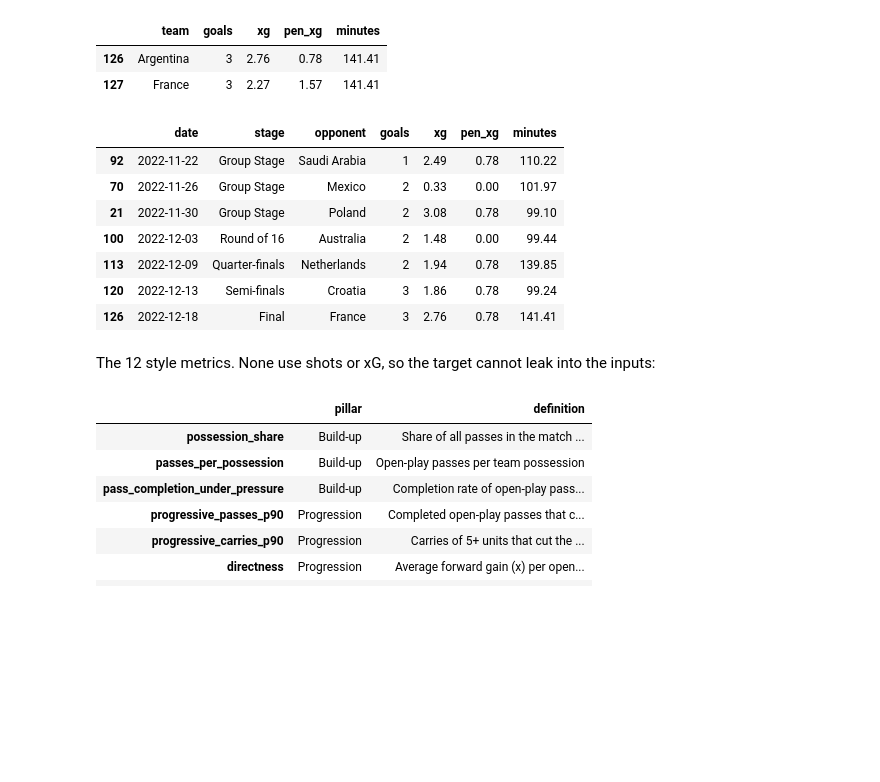
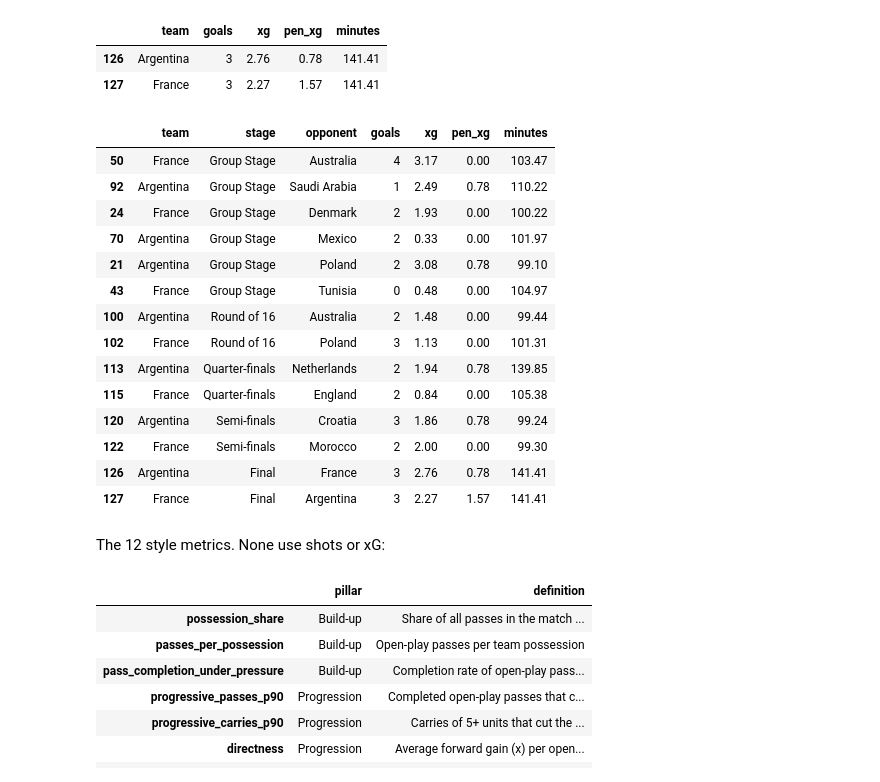
Before and after one commit to meyenk/wc2022-xG-analysis, a Jupyter notebook: notebooks/analysis.ipynb, the cells around one changed output. Cells and saved outputs as stored; diff of their text form; code cells hidden in the pictures; blank space fills up the shorter version.

```diff
--- a/notebooks/analysis.ipynb
+++ b/notebooks/analysis.ipynb
@@ -39,18 +36,25 @@ goals match shot data for every team-match: True
 | 126 | Argentina | 3 | 2.76 | 0.78 | 141.41 |
 | 127 | France | 3 | 2.27 | 1.57 | 141.41 |
 # %%
-tm[tm.team == "Argentina"][["date", "stage", "opponent", "goals", "xg", "pen_xg", "minutes"]]
+tm[tm.team.isin(["Argentina", "France"])][["team", "stage", "opponent", "goals", "xg", "pen_xg", "minutes"]]
 # %% [output]
-|  | date | stage | opponent | goals | xg | pen_xg | minutes |
-| 92 | 2022-11-22 | Group Stage | Saudi Arabia | 1 | 2.49 | 0.78 | 110.22 |
-| 70 | 2022-11-26 | Group Stage | Mexico | 2 | 0.33 | 0.00 | 101.97 |
-| 21 | 2022-11-30 | Group Stage | Poland | 2 | 3.08 | 0.78 | 99.10 |
-| 100 | 2022-12-03 | Round of 16 | Australia | 2 | 1.48 | 0.00 | 99.44 |
-| 113 | 2022-12-09 | Quarter-finals | Netherlands | 2 | 1.94 | 0.78 | 139.85 |
-| 120 | 2022-12-13 | Semi-finals | Croatia | 3 | 1.86 | 0.78 | 99.24 |
-| 126 | 2022-12-18 | Final | France | 3 | 2.76 | 0.78 | 141.41 |
+|  | team | stage | opponent | goals | xg | pen_xg | minutes |
+| 50 | France | Group Stage | Australia | 4 | 3.17 | 0.00 | 103.47 |
+| 92 | Argentina | Group Stage | Saudi Arabia | 1 | 2.49 | 0.78 | 110.22 |
+| 24 | France | Group Stage | Denmark | 2 | 1.93 | 0.00 | 100.22 |
+| 70 | Argentina | Group Stage | Mexico | 2 | 0.33 | 0.00 | 101.97 |
+| 21 | Argentina | Group Stage | Poland | 2 | 3.08 | 0.78 | 99.10 |
+| 43 | France | Group Stage | Tunisia | 0 | 0.48 | 0.00 | 104.97 |
+| 100 | Argentina | Round of 16 | Australia | 2 | 1.48 | 0.00 | 99.44 |
+| 102 | France | Round of 16 | Poland | 3 | 1.13 | 0.00 | 101.31 |
+| 113 | Argentina | Quarter-finals | Netherlands | 2 | 1.94 | 0.78 | 139.85 |
+| 115 | France | Quarter-finals | England | 2 | 0.84 | 0.00 | 105.38 |
+| 120 | Argentina | Semi-finals | Croatia | 3 | 1.86 | 0.78 | 99.24 |
+| 122 | France | Semi-finals | Morocco | 2 | 2.00 | 0.00 | 99.30 |
+| 126 | Argentina | Final | France | 3 | 2.76 | 0.78 | 141.41 |
+| 127 | France | Final | Argentina | 3 | 2.27 | 1.57 | 141.41 |
 # %% [markdown]
-The 12 style metrics. None use shots or xG, so the target cannot leak into the inputs:
+The 12 style metrics. None use shots or xG:
 # %%
 pd.DataFrame(M.METRICS, index=["pillar", "definition"]).T
 # %% [output]
```
Also changed, not shown: parts of 24 cells of this notebook, 12 other files.
